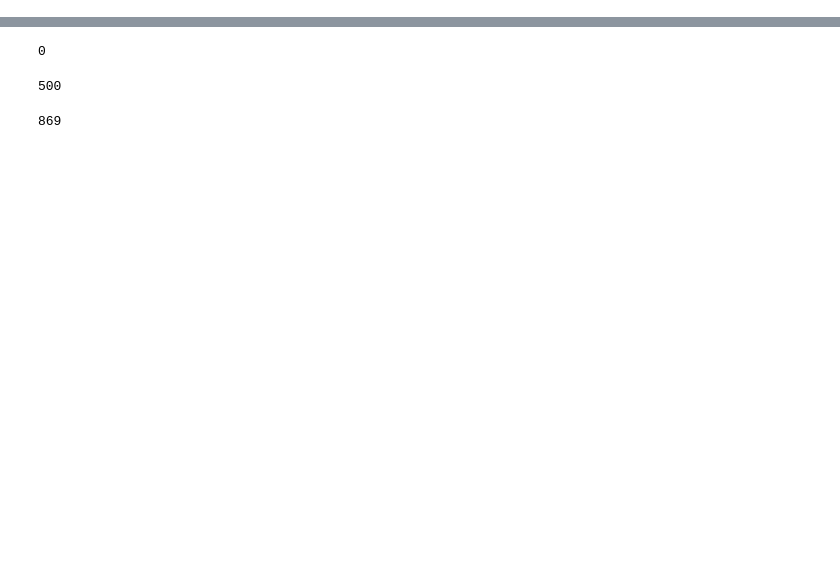
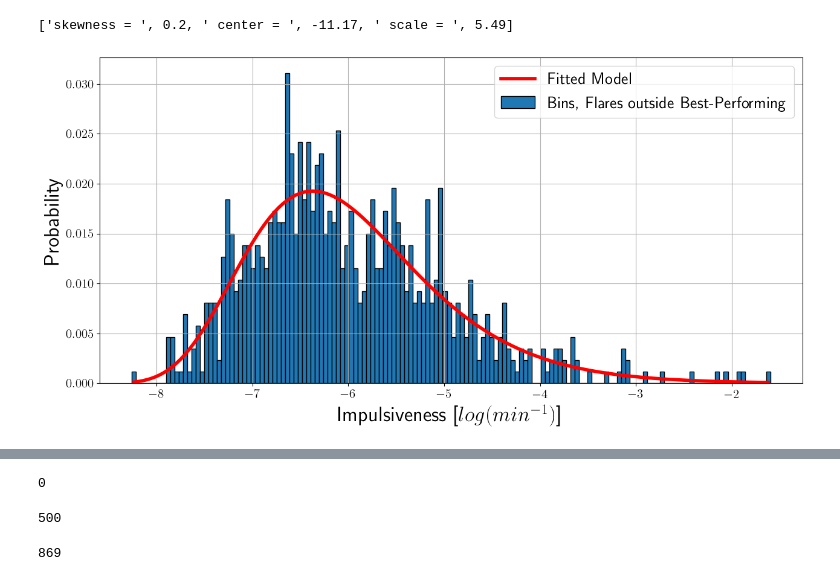
Before and after one commit to coletamburri2112/imp_dev, a Jupyter notebook: fit_imp_distribution_relative.ipynb, the cells around one changed output, grey strips where cells are left out. Drawn from its saved outputs; the diff is of its cells as text; code cells hidden in the pictures; blank space fills up the shorter version.

```diff
--- a/fit_imp_distribution_relative.ipynb
+++ b/fit_imp_distribution_relative.ipynb
@@ -14,0 +130,19 @@ plt.rcParams['font.sans-serif'] = ['Tahoma']
+# %%
+# for not best flares
+
+data3 = not_best_imp_nonan
+shape3, loc3, scale3 = stats.lognorm.fit(data3)
+
+print(['skewness = ',round(shape,2),' center = ',round(loc,2),' scale = ',round(scale,2)])
+lognorm3 = stats.lognorm.pdf(edges[0:-1],shape3,loc3,scale3)
+fig,ax = plt.subplots(figsize=(15,7))
+ax.bar(edges[0:-1],g[0]/sum(g[0]),label='Bins, Flares outside Best-Performing',width=(edges[1]-edges[0]),edgecolor='black')
+ax.plot(edges[0:-1],(lognorm3/sum(lognorm3)),label='Fitted Model',color='red',linewidth=4)
+ax.legend(fontsize=20)
+ax.grid()
+ax.set_ylabel('Probability',fontsize=25)
+ax.set_xlabel('Impulsiveness [$log(min^{-1})$]',fontsize=25)
+ax.tick_params(labelsize=15)
+# %% [output]
+['skewness = ', 0.2, ' center = ', -11.17, ' scale = ', 5.49]
+[figure, added]
```
Also changed, not shown: parts of 60 cells of this notebook.
